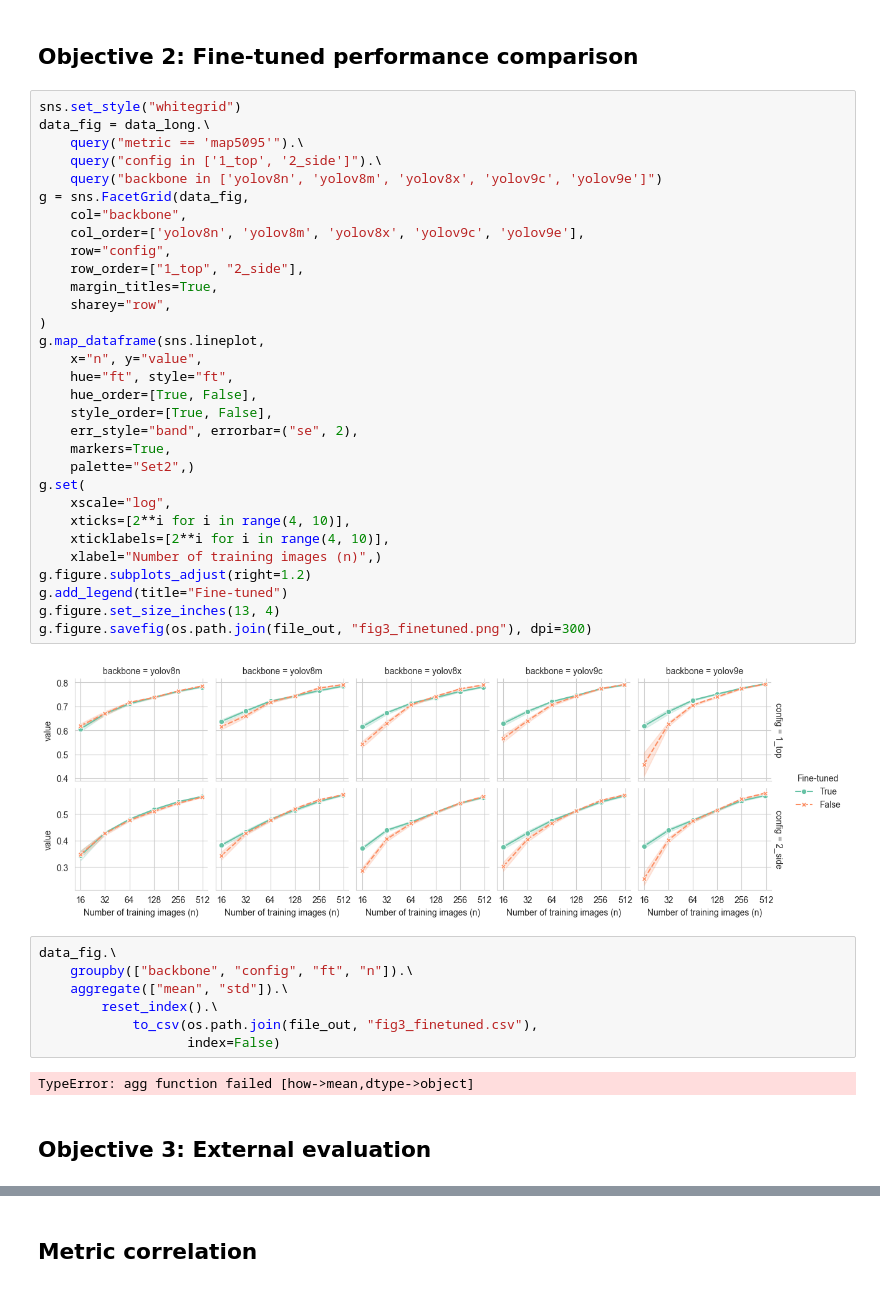
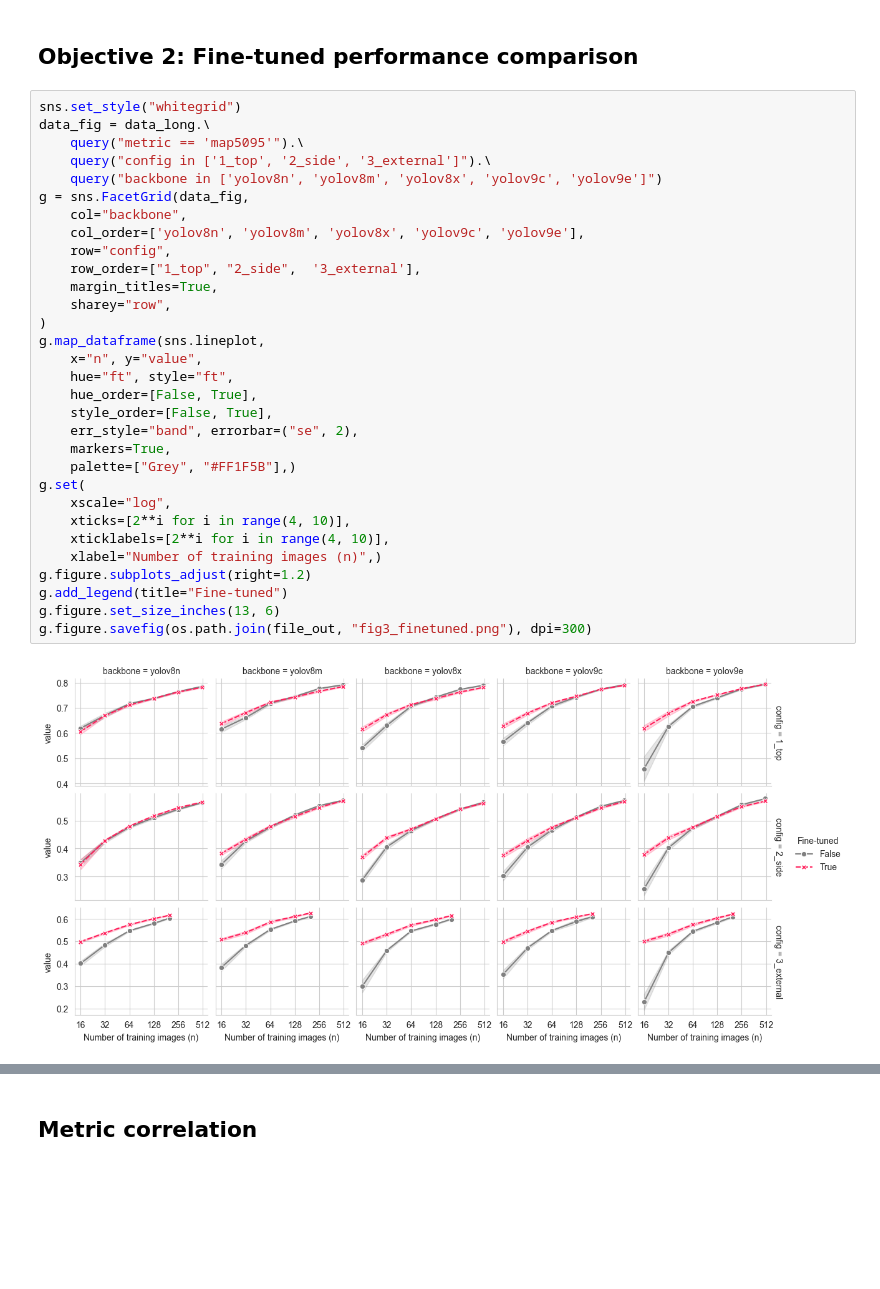
Before and after one commit to Niche-Squad/COLO, a Jupyter notebook: _3_evaluate.ipynb, the cells around one changed output, grey strips where cells are left out. Drawn from its saved outputs; the diff is of its cells as text; blank space fills up the shorter version.

```diff
--- a/_3_evaluate.ipynb
+++ b/_3_evaluate.ipynb
@@ -319,44 +302,33 @@ fig2_models
 # %%
 sns.set_style("whitegrid")
 data_fig = data_long.\
     query("metric == 'map5095'").\
-    query("config in ['1_top', '2_side']").\
+    query("config in ['1_top', '2_side', '3_external']").\
     query("backbone in ['yolov8n', 'yolov8m', 'yolov8x', 'yolov9c', 'yolov9e']")
 g = sns.FacetGrid(data_fig,
     col="backbone",
     col_order=['yolov8n', 'yolov8m', 'yolov8x', 'yolov9c', 'yolov9e'],
     row="config",
-    row_order=["1_top", "2_side"],
+    row_order=["1_top", "2_side",  '3_external'],
     margin_titles=True,
     sharey="row",
 )
 g.map_dataframe(sns.lineplot,
     x="n", y="value",
     hue="ft", style="ft",
-    hue_order=[True, False],
-    style_order=[True, False],
+    hue_order=[False, True],
+    style_order=[False, True],
     err_style="band", errorbar=("se", 2),
     markers=True,
-    palette="Set2",)
+    palette=["Grey", "#FF1F5B"],)
 g.set(
     xscale="log",
     xticks=[2**i for i in range(4, 10)],
     xticklabels=[2**i for i in range(4, 10)],
     xlabel="Number of training images (n)",)
 g.figure.subplots_adjust(right=1.2)
 g.add_legend(title="Fine-tuned")
-g.figure.set_size_inches(13, 4)
+g.figure.set_size_inches(13, 6)
 g.figure.savefig(os.path.join(file_out, "fig3_finetuned.png"), dpi=300)
 # %% [output]
-[figure, old version]
+[figure, new version]
-# %%
-data_fig.\
-    groupby(["backbone", "config", "ft", "n"]).\
-    aggregate(["mean", "std"]).\
-        reset_index().\
-            to_csv(os.path.join(file_out, "fig3_finetuned.csv"),
-                   index=False)
-# %% [output]
-TypeError: agg function failed [how->mean,dtype->object]
-# %% [markdown]
-## Objective 3: External evaluation
```
Also changed, not shown: parts of 7 cells of this notebook, 5 other files.
